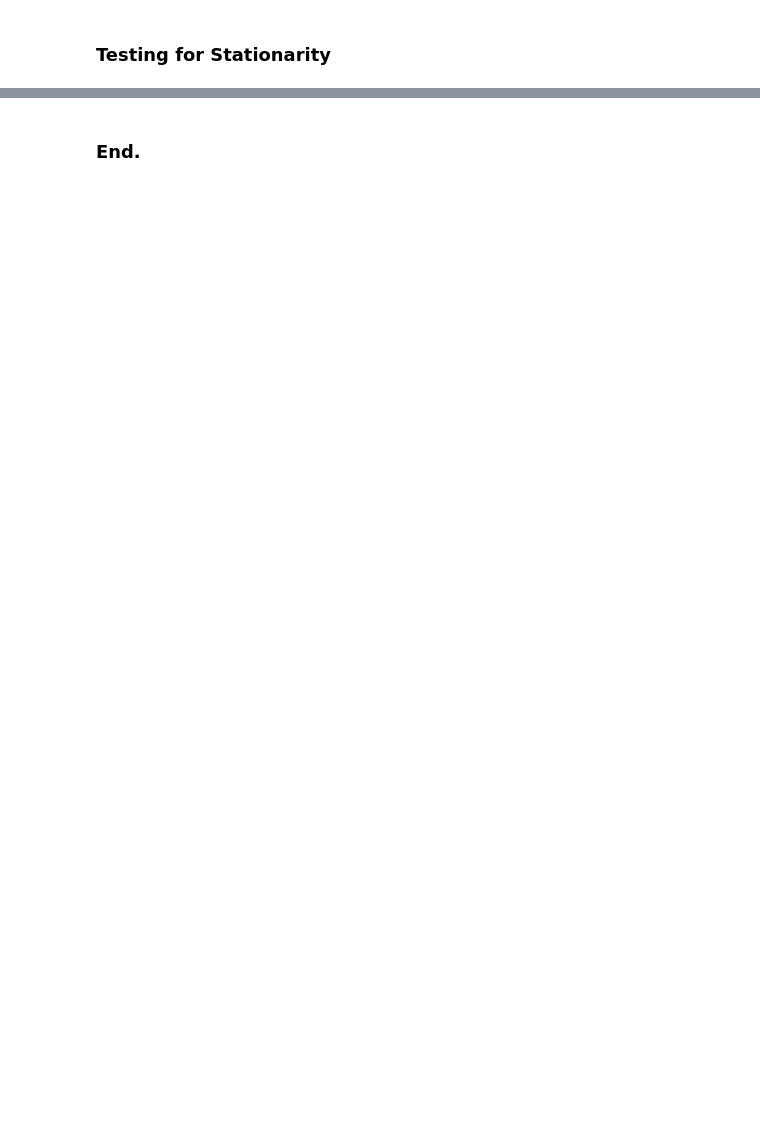
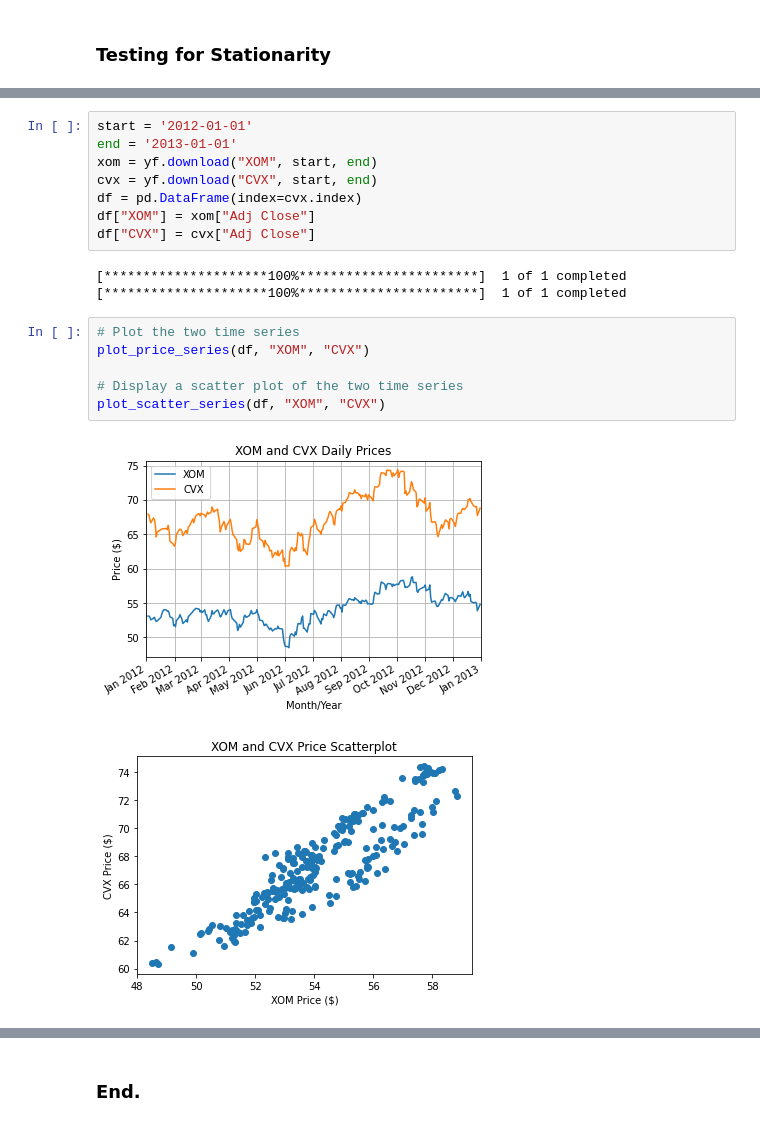
Before and after one commit to caiquemiranda/python-algo-trading-II, a Jupyter notebook: 04-Time-Series-Analysis.ipynb, the cells around one changed output, grey strips where cells are left out. Drawn from its saved outputs; the diff is of its cells as text; blank space fills up the shorter version.

Commit message:
analise de series temporais

```diff
--- a/04-Time-Series-Analysis.ipynb
+++ b/04-Time-Series-Analysis.ipynb
@@ -148,0 +126,20 @@ if __name__ == "__main__":
+# %%
+start = '2012-01-01'
+end = '2013-01-01'
+xom = yf.download("XOM", start, end)
+cvx = yf.download("CVX", start, end)
+df = pd.DataFrame(index=cvx.index)
+df["XOM"] = xom["Adj Close"]
+df["CVX"] = cvx["Adj Close"]
+# %% [output]
+[*********************100%***********************]  1 of 1 completed
+[*********************100%***********************]  1 of 1 completed
+# %%
+# Plot the two time series
+plot_price_series(df, "XOM", "CVX")
+
+# Display a scatter plot of the two time series
+plot_scatter_series(df, "XOM", "CVX")
+# %% [output]
+[figure, added]
+[figure, added]
```
Also changed, not shown: parts of 7 cells of this notebook.
